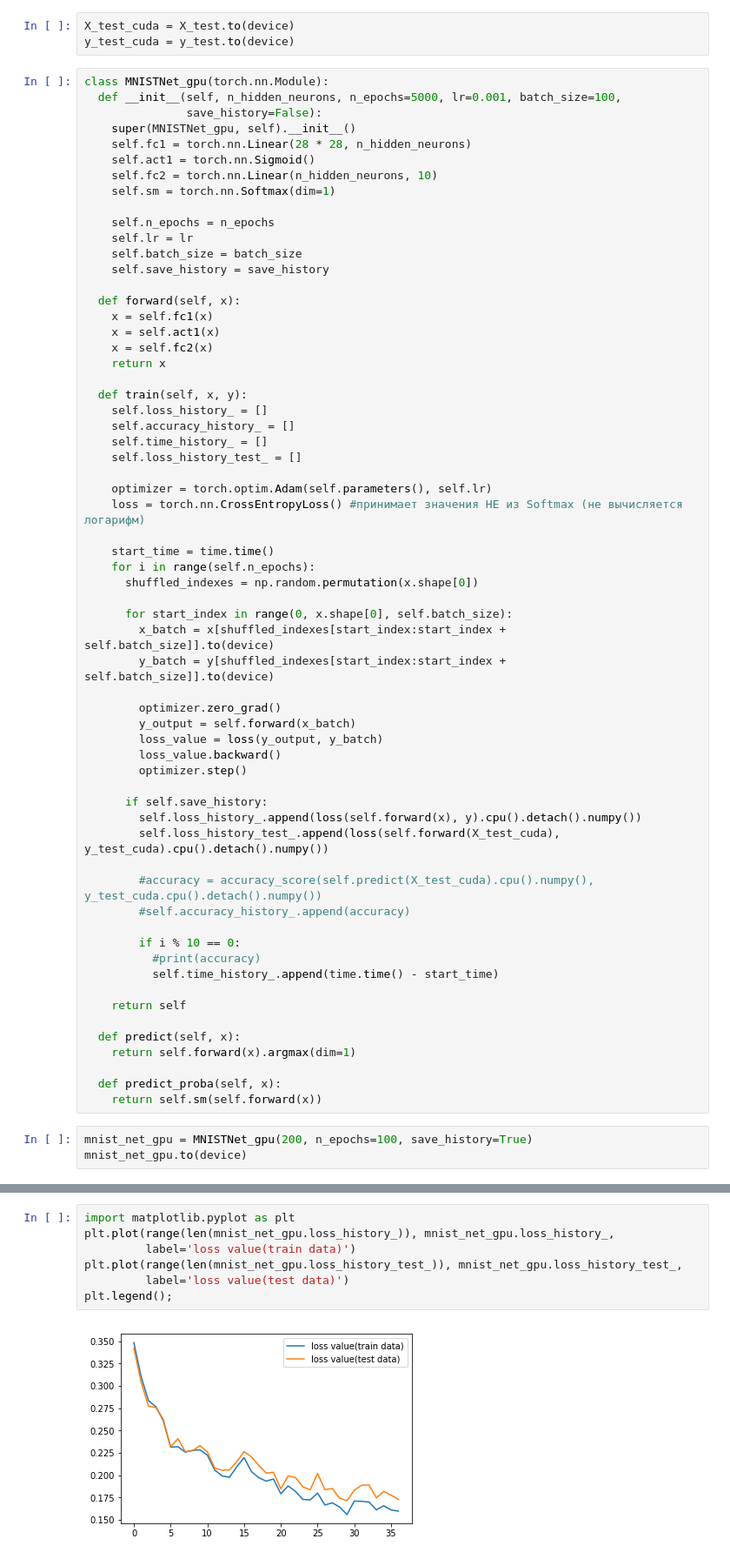
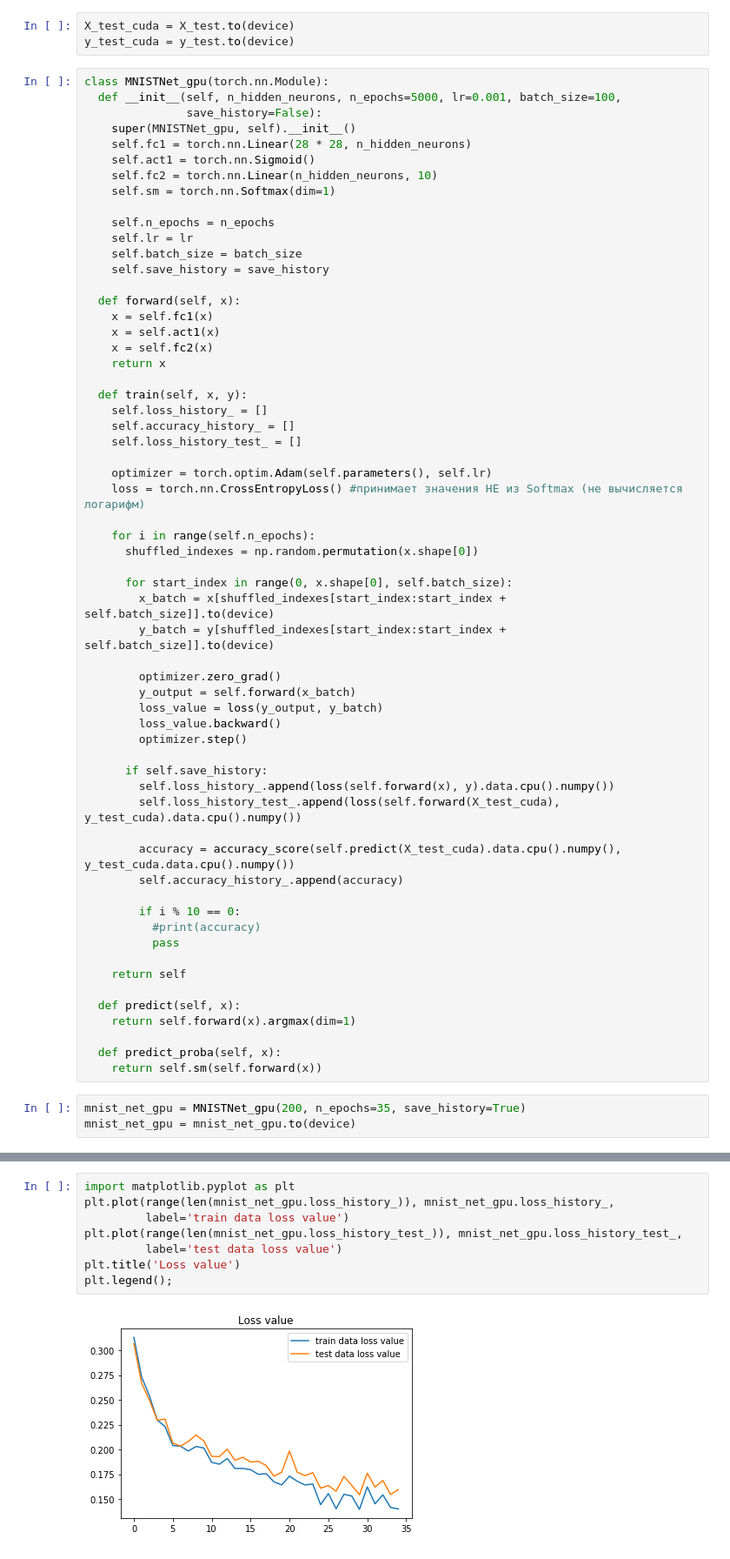
Before and after one commit to lqrhy3/CV-course, a Jupyter notebook: CV4_mnist_net_experiments.ipynb, the cells around one changed output, grey strips where cells are left out. Shown at 87% size. Cells and saved outputs as stored; diff of their text form.

Commit message:
fixed device

```diff
--- a/CV4_mnist_net_experiments.ipynb
+++ b/CV4_mnist_net_experiments.ipynb
@@ -161,13 +145,11 @@ class MNISTNet_gpu(torch.nn.Module):
   def train(self, x, y):
     self.loss_history_ = []
     self.accuracy_history_ = []
-    self.time_history_ = []
     self.loss_history_test_ = []
 
     optimizer = torch.optim.Adam(self.parameters(), self.lr)
     loss = torch.nn.CrossEntropyLoss() #принимает значения НЕ из Softmax (не вычисляется логарифм)
 
-    start_time = time.time()
     for i in range(self.n_epochs):
       shuffled_indexes = np.random.permutation(x.shape[0])
 
@@ -182,15 +164,15 @@ class MNISTNet_gpu(torch.nn.Module):
         optimizer.step()
 
       if self.save_history:
-        self.loss_history_.append(loss(self.forward(x), y).cpu().detach().numpy())
-        self.loss_history_test_.append(loss(self.forward(X_test_cuda), y_test_cuda).cpu().detach().numpy())
+        self.loss_history_.append(loss(self.forward(x), y).data.cpu().numpy())
+        self.loss_history_test_.append(loss(self.forward(X_test_cuda), y_test_cuda).data.cpu().numpy())
 
-        #accuracy = accuracy_score(self.predict(X_test_cuda).cpu().numpy(), y_test_cuda.cpu().detach().numpy())
-        #self.accuracy_history_.append(accuracy)
+        accuracy = accuracy_score(self.predict(X_test_cuda).data.cpu().numpy(), y_test_cuda.data.cpu().numpy())
+        self.accuracy_history_.append(accuracy)
 
         if i % 10 == 0:
           #print(accuracy)
-          self.time_history_.append(time.time() - start_time)
+          pass
 
     return self
 
@@ -200,5 +182,5 @@ class MNISTNet_gpu(torch.nn.Module):
   def predict_proba(self, x):
     return self.sm(self.forward(x))
 # %%
-mnist_net_gpu = MNISTNet_gpu(200, n_epochs=100, save_history=True)
-mnist_net_gpu.to(device)
+mnist_net_gpu = MNISTNet_gpu(200, n_epochs=35, save_history=True)
+mnist_net_gpu = mnist_net_gpu.to(device)
@@ -231,9 +200,10 @@ MNISTNet_gpu(
 # %%
 import matplotlib.pyplot as plt
 plt.plot(range(len(mnist_net_gpu.loss_history_)), mnist_net_gpu.loss_history_,
-         label='loss value(train data)')
+         label='train data loss value')
 plt.plot(range(len(mnist_net_gpu.loss_history_test_)), mnist_net_gpu.loss_history_test_,
-         label='loss value(test data)')
+         label='test data loss value')
+plt.title('Loss value')
 plt.legend();
 # %% [output]
-[figure, old version]
+[figure, new version]
```
Also changed, not shown: parts of 9 cells of this notebook, 4 other files.
